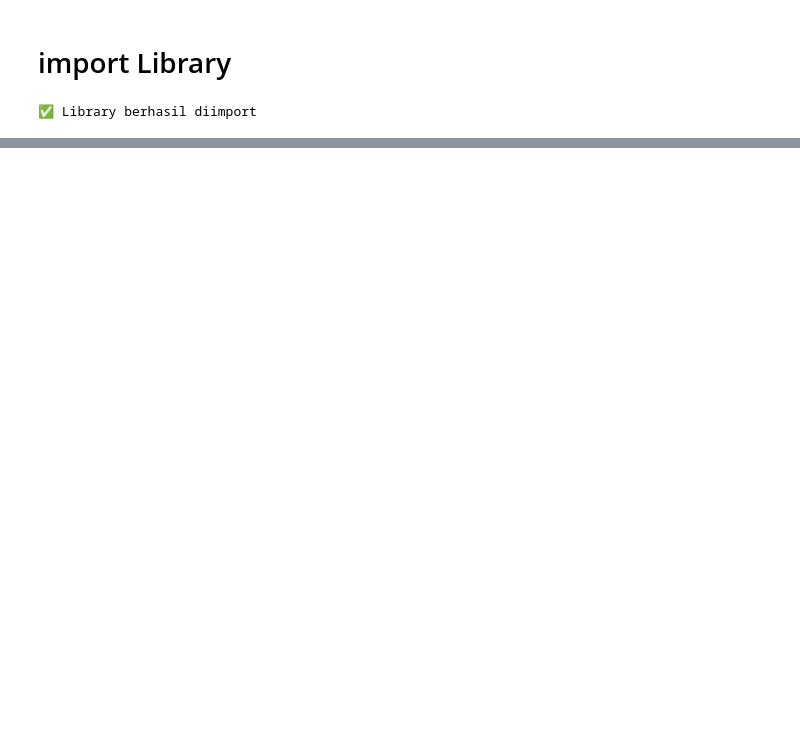
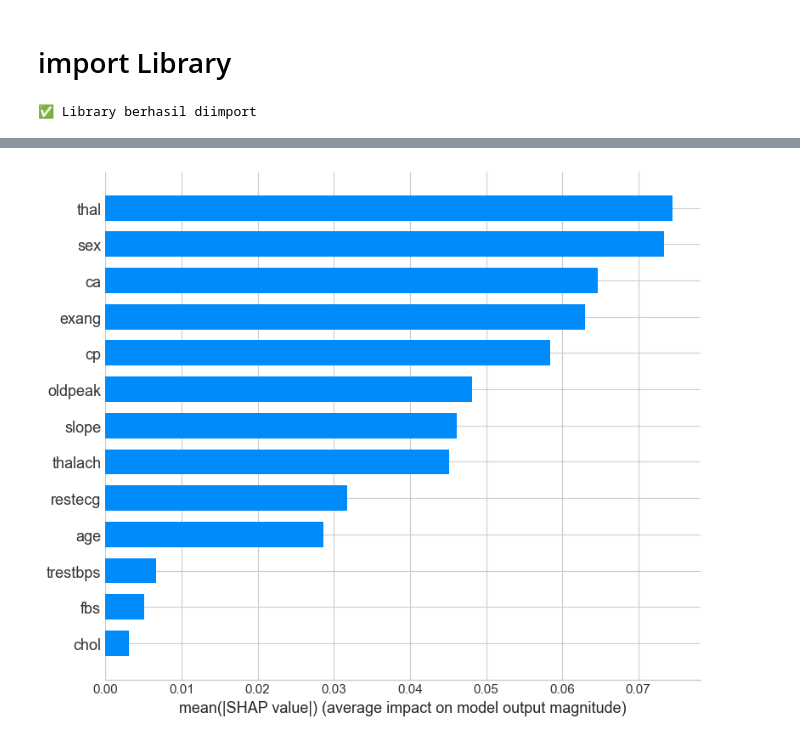
Before and after one commit to Farel-hagasa/early-detection-of-heart-disease-with-machine-learning, a Jupyter notebook: heart_desease.ipynb, the cells around one changed output, grey strips where cells are left out. Cells and saved outputs as stored; diff of their text form; code cells hidden in the pictures; blank space fills up the shorter version.

```diff
--- a/heart_desease.ipynb
+++ b/heart_desease.ipynb
@@ -1608,0 +2018,11 @@ KESIMPULAN FINAL
+# %%
+plt.figure(figsize=(10,6))
+
+shap.summary_plot(
+    shap_vals_sakit,
+    X_sample,
+    feature_names=X.columns.tolist(),
+    plot_type='bar'
+)
+# %% [output]
+[figure, added]
```
Also changed, not shown: parts of 78 cells of this notebook.
